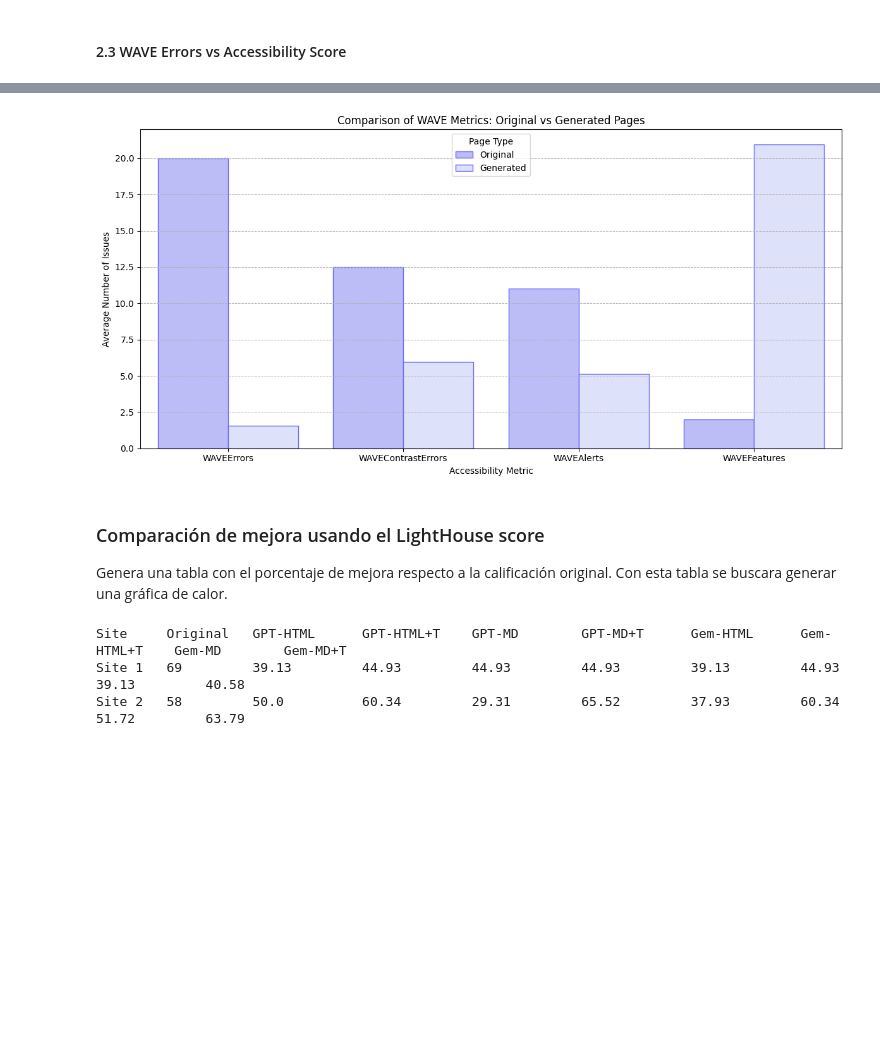
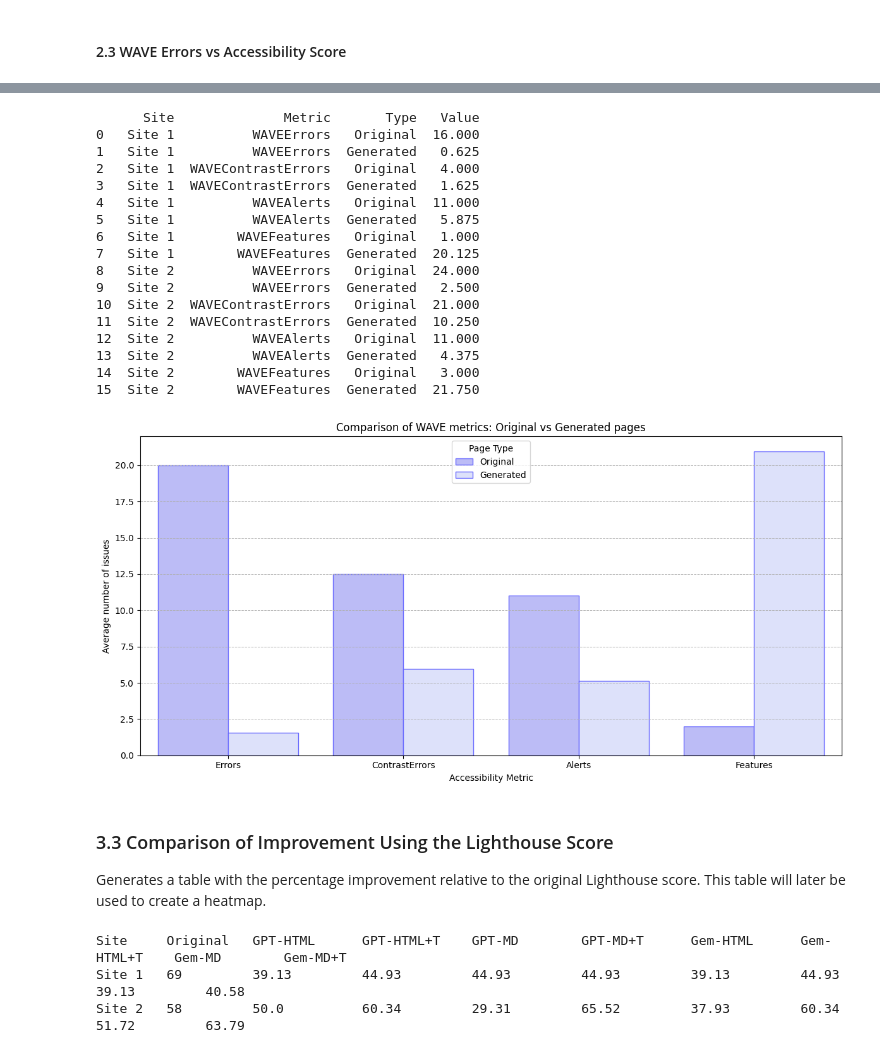
Before and after one commit to gverafei/webaccessibility-llm-prompting, a Jupyter notebook: code/scraping.ipynb, the cells around one changed output, grey strips where cells are left out. Cells and saved outputs as stored; diff of their text form; code cells hidden in the pictures; blank space fills up the shorter version.

```diff
--- a/code/scraping.ipynb
+++ b/code/scraping.ipynb
@@ -1233,0 +1303,30 @@ plt.show()
+# %%
+import pandas as pd
+
+# Provided dataframe `df` assumed to be already loaded with all metrics
+# Compute the generated means grouped by site
+generated_metrics = df.groupby('Site')[['WAVEErrors', 'WAVEContrastErrors', 'WAVEAlerts', 'WAVEFeatures']].mean()
+
+# Build summary table
+rows = []
+for site in ['Site 1', 'Site 2']:
+    for metric in ['WAVEErrors', 'WAVEContrastErrors', 'WAVEAlerts', 'WAVEFeatures']:
+        original = original_wave_metrics[site][metric]
+        generated = generated_metrics.loc[site, metric]
+        if metric == 'WAVEFeatures':
+            improvement = ((generated - original) / original) * 100
+        else:
+            improvement = ((original - generated) / original) * 100
+        rows.append({
+            'Site': site,
+            'Metric': metric.replace('WAVE', ''),
+            'Original': original,
+            'Generated Mean': round(generated, 2),
+            'Improvement (%)': round(improvement, 1)
+        })
+
+# Convert to DataFrame
+improvement_df = pd.DataFrame(rows)
+
+# Show the result
+print(improvement_df)
@@ -1245,40 +1358,61 @@ for site in sites:
         data.append({
             'Site': site,
             'Metric': metric,
             'Type': 'Original',
             'Value': original_wave_metrics[site][metric]
         })
         data.append({
             'Site': site,
             'Metric': metric,
             'Type': 'Generated',
             'Value': generated_metrics.loc[site, metric]
         })
 
 compare_df = pd.DataFrame(data)
+print(compare_df)
+
+# Remover prefijo 'WAVE' de las etiquetas
+compare_df['Metric'] = compare_df['Metric'].str.replace('WAVE', '')
 
 # Gráfica
 plt.figure(figsize=(12,6))
 
 # Dibujar las barras manualmente por tipo
 palette = {'Original': '#B3B3FF', 'Generated': '#D8DEFF'}
 edgecolor = '#6969FF'
 
 sns.barplot(x='Metric', y='Value', hue='Type', data=compare_df, errorbar=None, palette=palette, edgecolor=edgecolor)
-plt.title('Comparison of WAVE Metrics: Original vs Generated Pages')
-plt.ylabel('Average Number of Issues')
+plt.title('Comparison of WAVE metrics: Original vs Generated pages')
+plt.ylabel('Average number of issues')
 plt.xlabel('Accessibility Metric')
 plt.grid(axis='y', linestyle='--', linewidth=0.7)
 plt.legend(title='Page Type')
 plt.tight_layout()
 plt.savefig('figures/bar_wave_metrics_comparison.jpg', dpi=300)
 plt.show()
 # %% [output]
+      Site              Metric       Type   Value
+0   Site 1          WAVEErrors   Original  16.000
+1   Site 1          WAVEErrors  Generated   0.625
+2   Site 1  WAVEContrastErrors   Original   4.000
+3   Site 1  WAVEContrastErrors  Generated   1.625
+4   Site 1          WAVEAlerts   Original  11.000
+5   Site 1          WAVEAlerts  Generated   5.875
+6   Site 1        WAVEFeatures   Original   1.000
+7   Site 1        WAVEFeatures  Generated  20.125
+8   Site 2          WAVEErrors   Original  24.000
+9   Site 2          WAVEErrors  Generated   2.500
+10  Site 2  WAVEContrastErrors   Original  21.000
+11  Site 2  WAVEContrastErrors  Generated  10.250
+12  Site 2          WAVEAlerts   Original  11.000
+13  Site 2          WAVEAlerts  Generated   4.375
+14  Site 2        WAVEFeatures   Original   3.000
+15  Site 2        WAVEFeatures  Generated  21.750
-[figure, old version]
+[figure, new version]
-# %% [markdown]
-### Comparación de mejora usando el LightHouse score
-
-Genera una tabla con el porcentaje de mejora respecto a la calificación original. Con esta tabla se buscara generar una gráfica de calor.
+# %% [markdown]
+### 3.3 Comparison of Improvement Using the Lighthouse Score
+
+Generates a table with the percentage improvement relative to the original Lighthouse score. This table will later be used to create a heatmap.
 # %%
 def generate_improvement_table(df):
 
```
Also changed, not shown: parts of 71 cells of this notebook, 6 other files.
